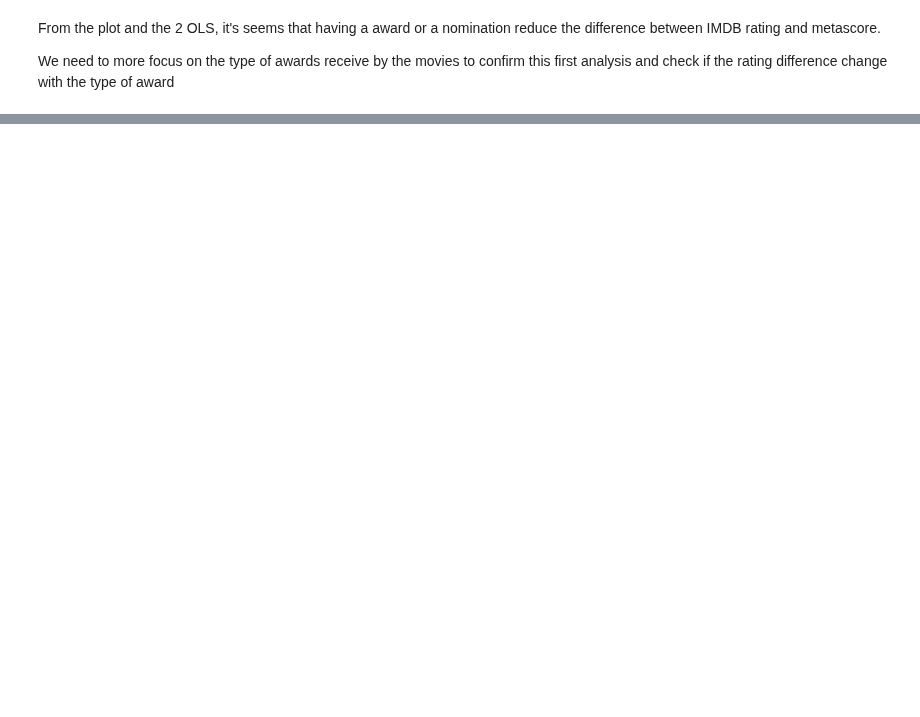
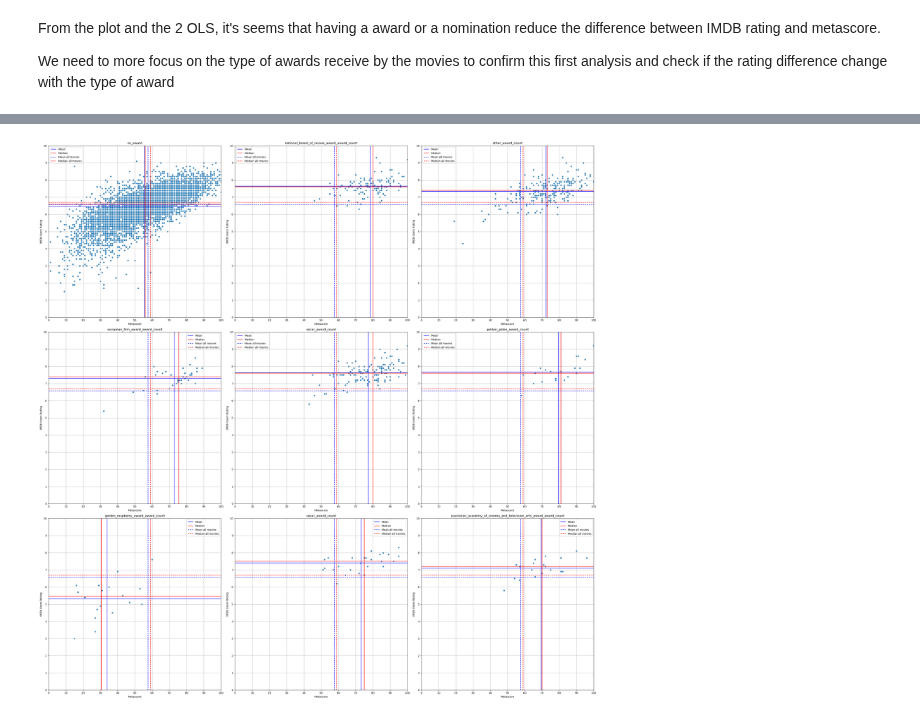
Before and after one commit to epfl-ada/ada-2023-project-radatouille, a Jupyter notebook: milestone_3-award.ipynb, the cells around one changed output, grey strips where cells are left out. Cells and saved outputs as stored; diff of their text form; code cells hidden in the pictures; blank space fills up the shorter version.

Commit message:
Add final awards analysis

```diff
--- a/milestone_3-award.ipynb
+++ b/milestone_3-award.ipynb
@@ -225,0 +274,10 @@ We need to more focus on the type of awards receive by the movies to confirm thi
+# %%
+#We need to update column  awards_received and update the explode version
+
+#remove award_nomination_to_move from columns_one_hot_
+columns_one_hot_ = list(set(columns_one_hot_) - set(award_to_move) - set(nomination_to_move))
+
+movies_awards['awards_received'] = movies_awards.apply(lambda row: list(row[columns_one_hot_][row[columns_one_hot_] > 0].index), axis=1)
+
+movies_awards_explode = movies_awards.explode('awards_received')
+movies_awards_explode['awards_received'] = movies_awards_explode['awards_received'].fillna("no_award")
@@ -225,0 +308,55 @@ We need to more focus on the type of awards receive by the movies to confirm thi
+# %%
+#plot scatter plot of metascore vs imdb_rating if film has award by award_received
+
+fig, ax = plt.subplots(3, 3, figsize=(30, 30))
+
+def plot_scatter(df, ax, award_received):
+    df_plot = df[df['awards_received'] == award_received]
+
+    sns.scatterplot(x="metascore", y="imdb_rating", data=df_plot, ax=ax)
+
+    # plot mean lines
+    ax.axhline(y=df_plot['imdb_rating'].mean(), color='b', linestyle='-')
+    ax.axvline(x=df_plot['metascore'].mean(), color='b', linestyle='-')
+
+    #plot mean line of all movies
+    ax.axhline(y=movies_awards['imdb_rating'].mean(), color='b', linestyle='--')
+    ax.axvline(x=movies_awards['metascore'].mean(), color='b', linestyle='--')
+
+    # plot median lines
+    ax.axhline(y=df_plot['imdb_rating'].median(), color='r', linestyle='-')
+    ax.axvline(x=df_plot['metascore'].median(), color='r', linestyle='-')
+
+    #plot median line of all movies
+    ax.axhline(y=movies_awards['imdb_rating'].median(), color='r', linestyle='--')
+    ax.axvline(x=movies_awards['metascore'].median(), color='r', linestyle='--')
+
+    # legend the lines but not the scatter plots
+    import matplotlib.lines as mlines
+    blue_line = mlines.Line2D([], [], color='blue', label='Mean')
+    blue_line_ = mlines.Line2D([], [], color='blue', label='Mean all movies', linestyle='--')
+    red_line = mlines.Line2D([], [], color='red', label='Median')
+    red_line_ = mlines.Line2D([], [], color='red', label='Median all movies', linestyle='--')
+    ax.legend(handles=[blue_line, red_line, blue_line_, red_line_])
+
+    #plot name
+    ax.set_title(award_received)
+    ax.set_xticks(range(0, 101, 10))
+    ax.set_yticks(range(0, 11, 1))
+    ax.set_xlim(0, 100)
+    ax.set_ylim(0, 10)
+    ax.set_xlabel("Metascore")
+    ax.set_ylabel("IMDb Users Rating")
+    ax.grid()
+
+i=0
+for j, award_received in enumerate(movies_awards_explode['awards_received'].unique()):
+    #keep only awards_received with name and with award_count and no_award
+    if award_received == 'no_award' or award_received.endswith('award_count'):
+        plot_scatter(movies_awards_explode, ax[i//3, i%3], award_received)
+        i = i + 1
+
+#rescale the figure
+fig.tight_layout()
+# %% [output]
+[figure, added]
```
Also changed, not shown: parts of 21 cells of this notebook, 1 other file.
